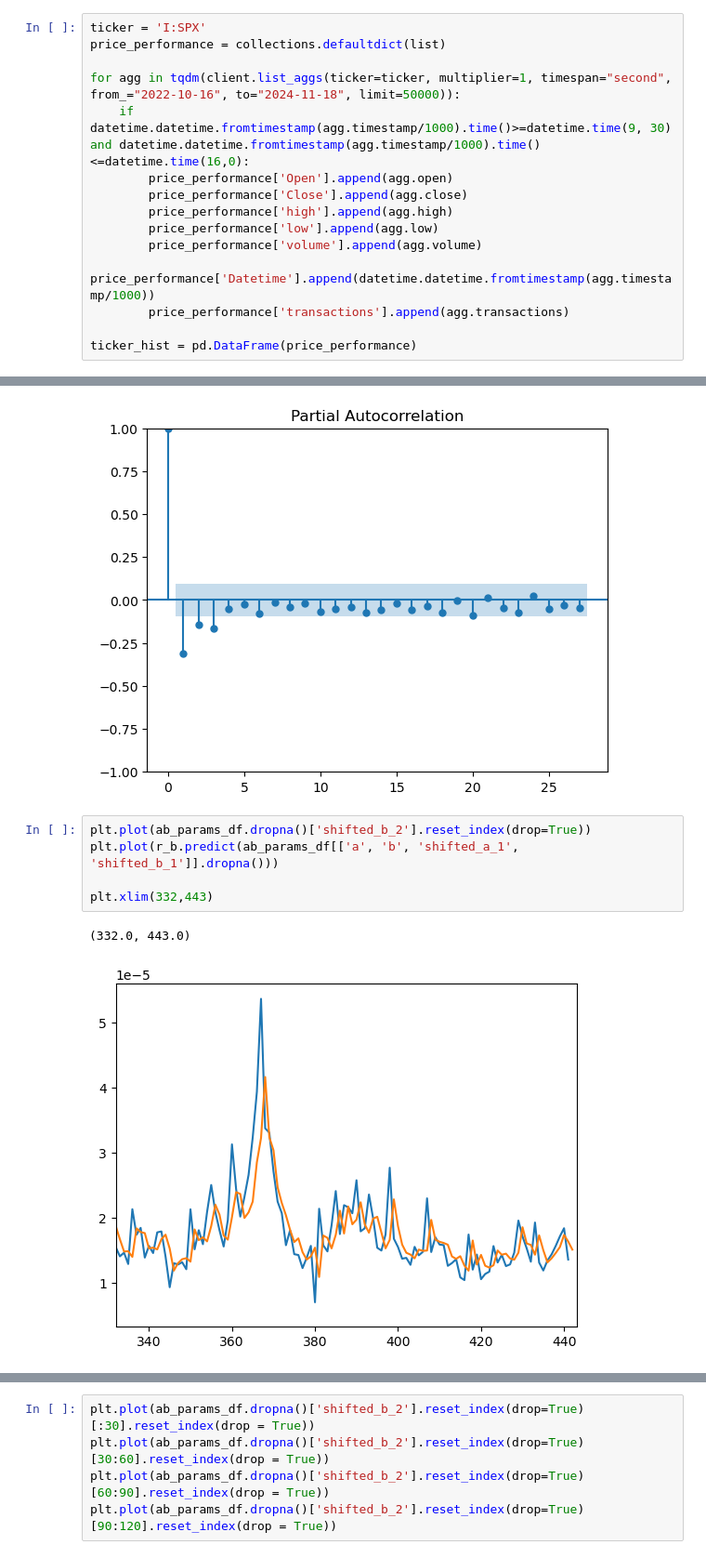
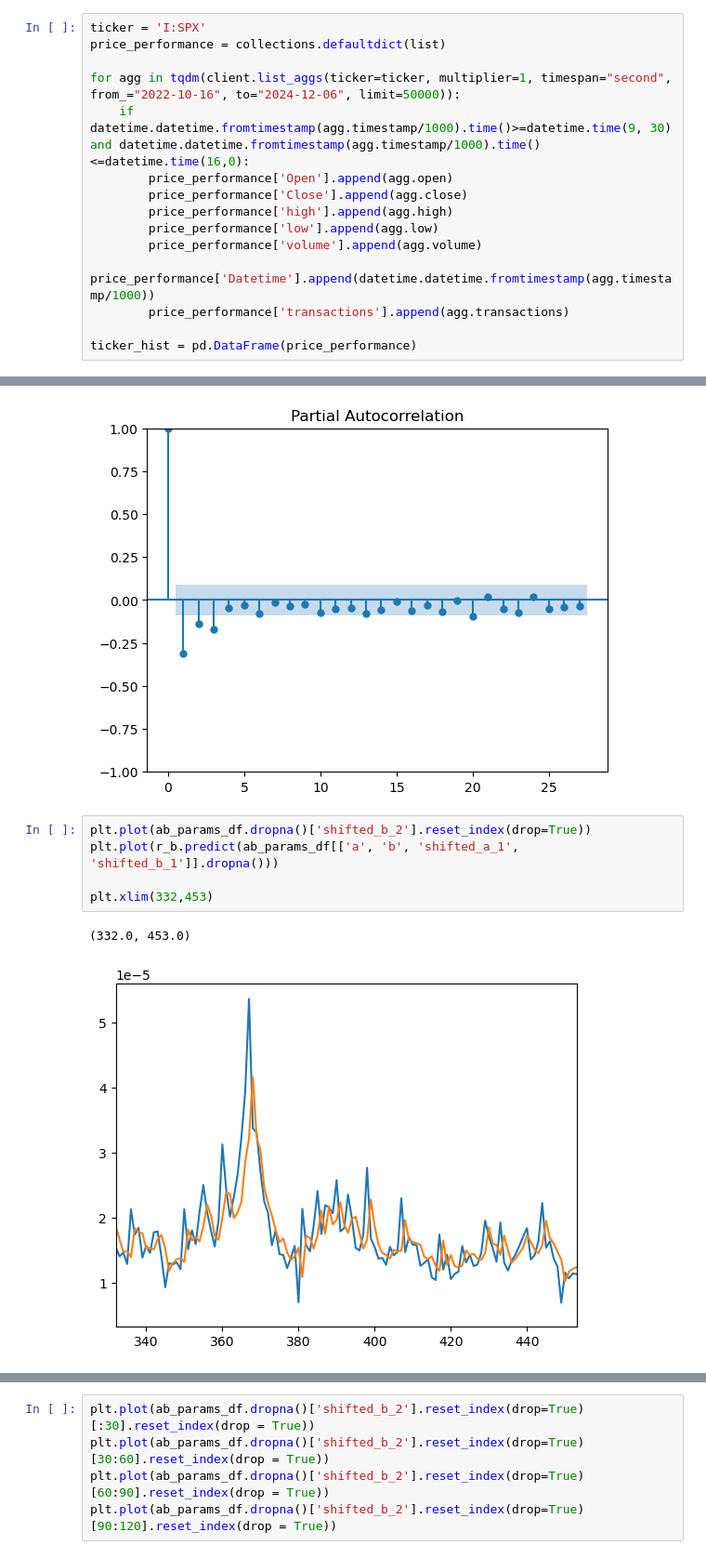
Before and after one commit to sachdved/algo_trading, a Jupyter notebook: TradingDecisions/2024-10-24_spx_condor_price.ipynb, the cells around one changed output, grey strips where cells are left out. Shown: that part at 93% size. Cells and saved outputs as stored; diff of their text form.

```diff
--- a/TradingDecisions/2024-10-24_spx_condor_price.ipynb
+++ b/TradingDecisions/2024-10-24_spx_condor_price.ipynb
@@ -45,7 +45,7 @@ os.environ['PYSPARK_DRIVER_PYTHON'] = sys.executable
 ticker = 'I:SPX'
 price_performance = collections.defaultdict(list)
 
-for agg in tqdm(client.list_aggs(ticker=ticker, multiplier=1, timespan="second", from_="2022-10-16", to="2024-11-18", limit=50000)):
+for agg in tqdm(client.list_aggs(ticker=ticker, multiplier=1, timespan="second", from_="2022-10-16", to="2024-12-06", limit=50000)):
     if datetime.datetime.fromtimestamp(agg.timestamp/1000).time()>=datetime.time(9, 30) and datetime.datetime.fromtimestamp(agg.timestamp/1000).time()<=datetime.time(16,0):
         price_performance['Open'].append(agg.open)
         price_performance['Close'].append(agg.close)
@@ -290,11 +326,11 @@ plt.show()
 # %%
 plt.plot(ab_params_df.dropna()['shifted_b_2'].reset_index(drop=True))
 plt.plot(r_b.predict(ab_params_df[['a', 'b', 'shifted_a_1', 'shifted_b_1']].dropna()))
 
-plt.xlim(332,443)
+plt.xlim(332,453)
 # %% [output]
-(332.0, 443.0)
+(332.0, 453.0)
-[figure, old version]
+[figure, new version]
 # %%
 plt.plot(ab_params_df.dropna()['shifted_a_2'].reset_index(drop=True))
 plt.plot(r_a.predict(ab_params_df.dropna()[['a', 'b', 'shifted_a_1', 'shifted_b_1']]))
```
Also changed, not shown: parts of 32 cells of this notebook, 2 other files.
